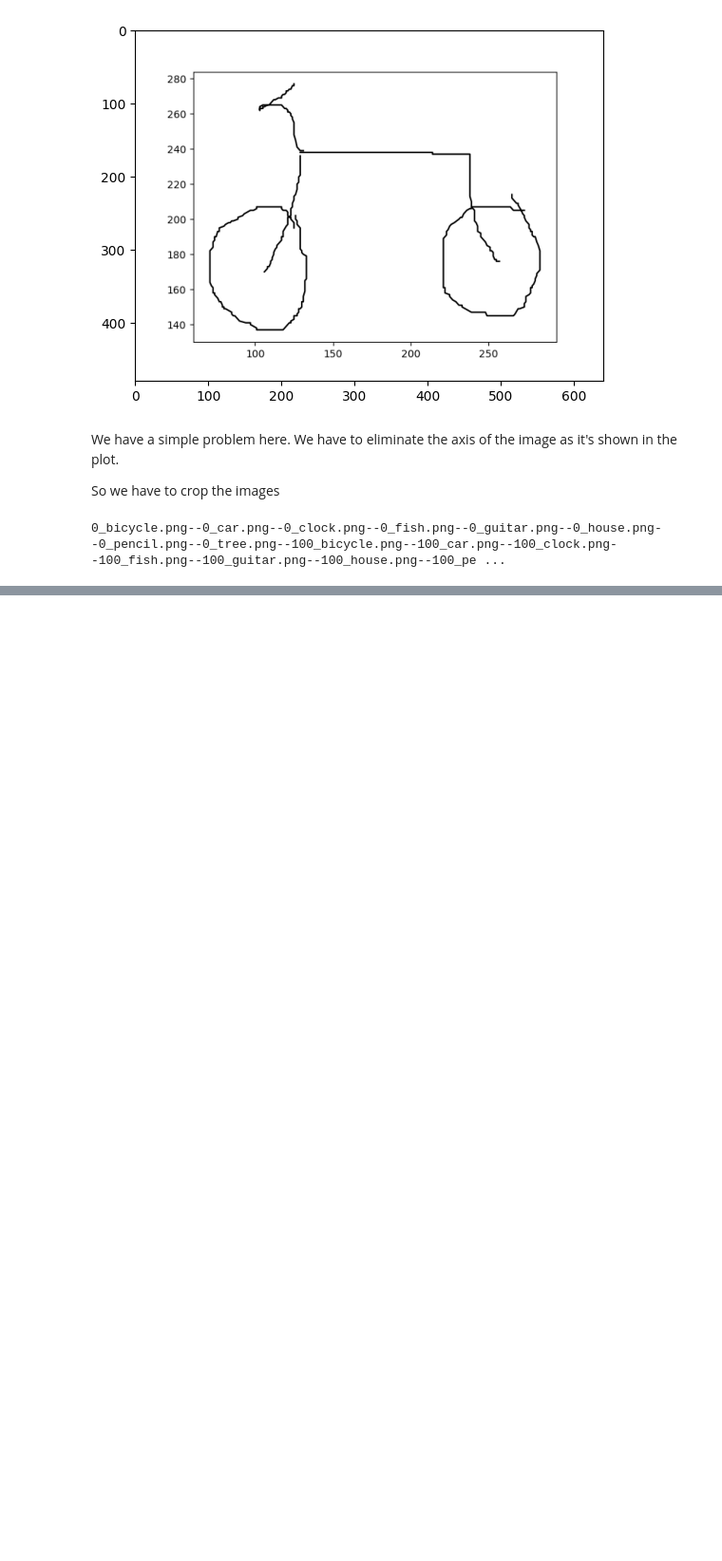
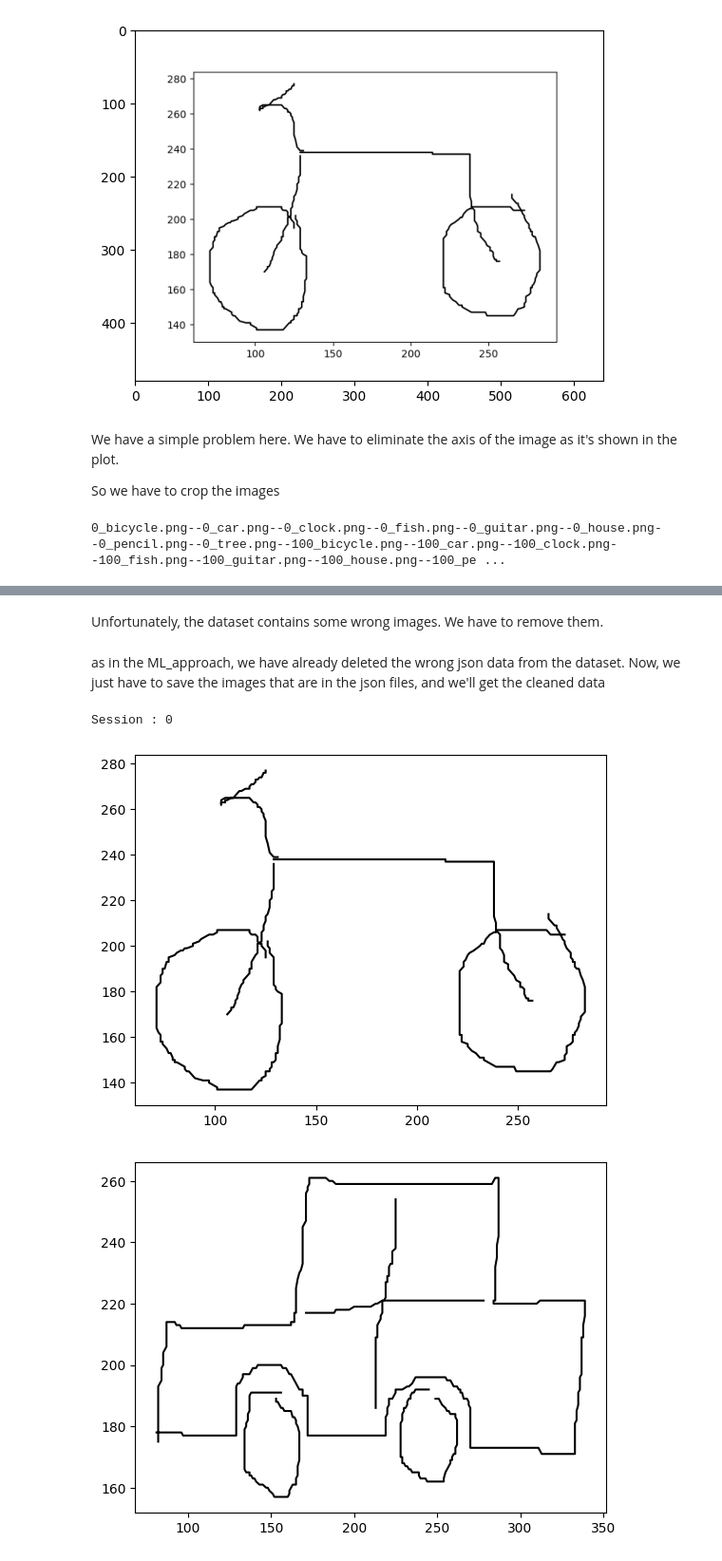
Before and after one commit to s7yby02/Drawing-App, a Jupyter notebook: DL_approach/Data_processing.ipynb, the cells around one changed output, grey strips where cells are left out. Shown at 95% size. Drawn from its saved outputs; the diff is of its cells as text; code cells hidden in the pictures; blank space fills up the shorter version.

```diff
--- a/DL_approach/Data_processing.ipynb
+++ b/DL_approach/Data_processing.ipynb
@@ -64,0 +111,23 @@ Now that all our images are without the axis, we can start the training process.
+# %% [markdown]
+Unfortunately, the dataset contains some wrong images. We have to remove them.
+# %% [markdown]
+as in the ML_approach, we have already deleted the wrong json data from the dataset. Now, we just have to save the images that are in the json files, and we'll get the cleaned data
+# %%
+files = '../newdata/json/*'
+for j,file in enumerate(glob.glob(files)):
+
+    with open(file,'r') as f:
+        d = json.load(f)
+        print(f"Session : {d['session']}")
+        drawings=['bicycle','car','clock','fish','guitar','house','pencil','tree']
+        for draw in drawings:
+            fig, ax = plt.subplots()
+            for path in d['drawings'][draw]:
+                path = np.array(path)
+                ax.plot(path[:, 0], 400-path[:,1], color='k')
+            fig.savefig(f"../newdata/clean_imgs/{d['session']}_{draw}.png")
+        break
+# %% [output]
+Session : 0
+[figure, added]
+[figure, added]
```
Also changed, not shown: parts of 10 cells of this notebook, 10 other files.
